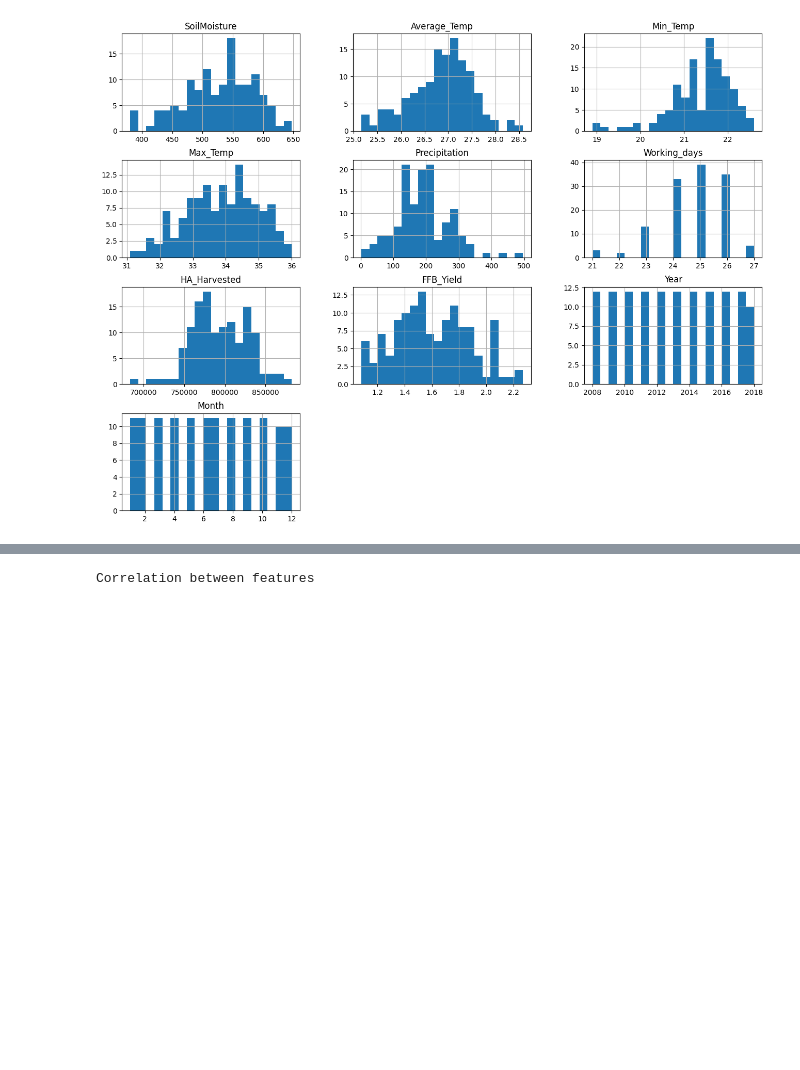
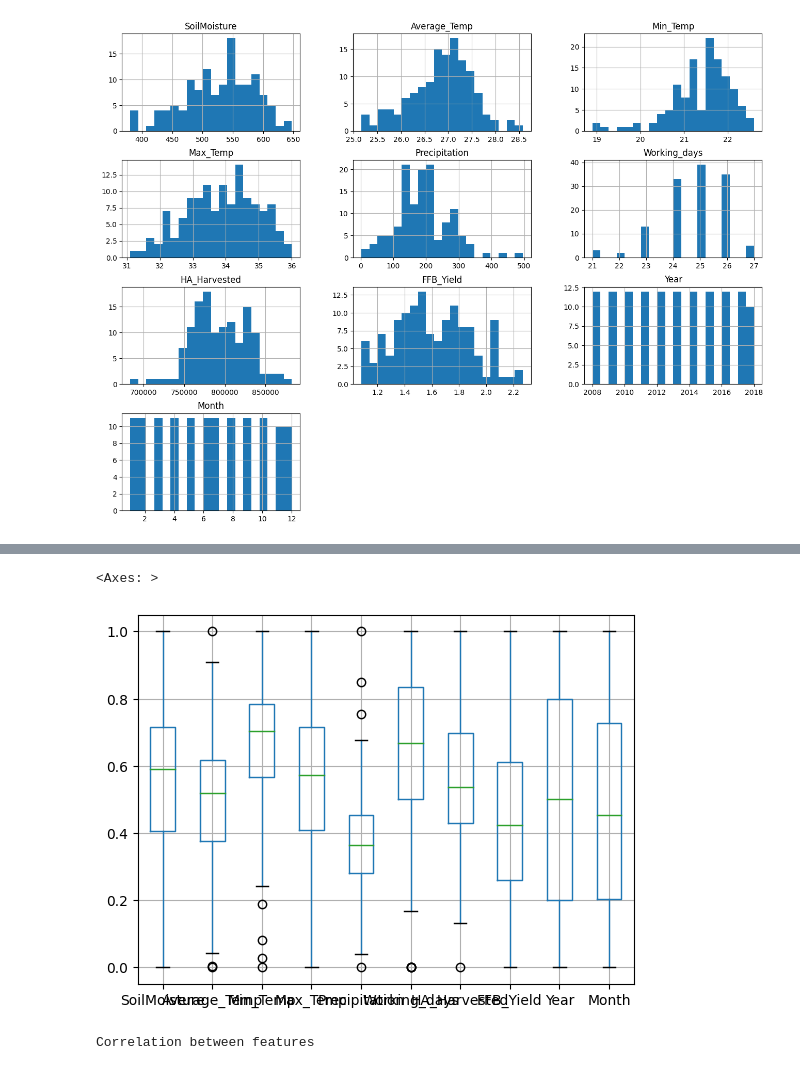
Before and after one commit to raysky9999/preScreen, a Jupyter notebook: PreScreen2.ipynb, the cells around one changed output, grey strips where cells are left out. Drawn from its saved outputs; the diff is of its cells as text; code cells hidden in the pictures; blank space fills up the shorter version.

```diff
--- a/PreScreen2.ipynb
+++ b/PreScreen2.ipynb
@@ -89,0 +95,14 @@ array([[<Axes: title={'center': 'SoilMoisture'}>,
+# %%
+from sklearn.preprocessing import MinMaxScaler
+
+scaler = MinMaxScaler()
+scaled_data = scaler.fit_transform(df)
+scaled_df = pd.DataFrame(scaled_data,
+                         columns=df.columns)
+
+X=scaled_df
+#scales the data to equivalent range and replot the hist & boxplot
+scaled_df.boxplot()
+# %% [output]
+<Axes: >
+[figure, added]
```
Also changed, not shown: parts of 6 cells of this notebook.
